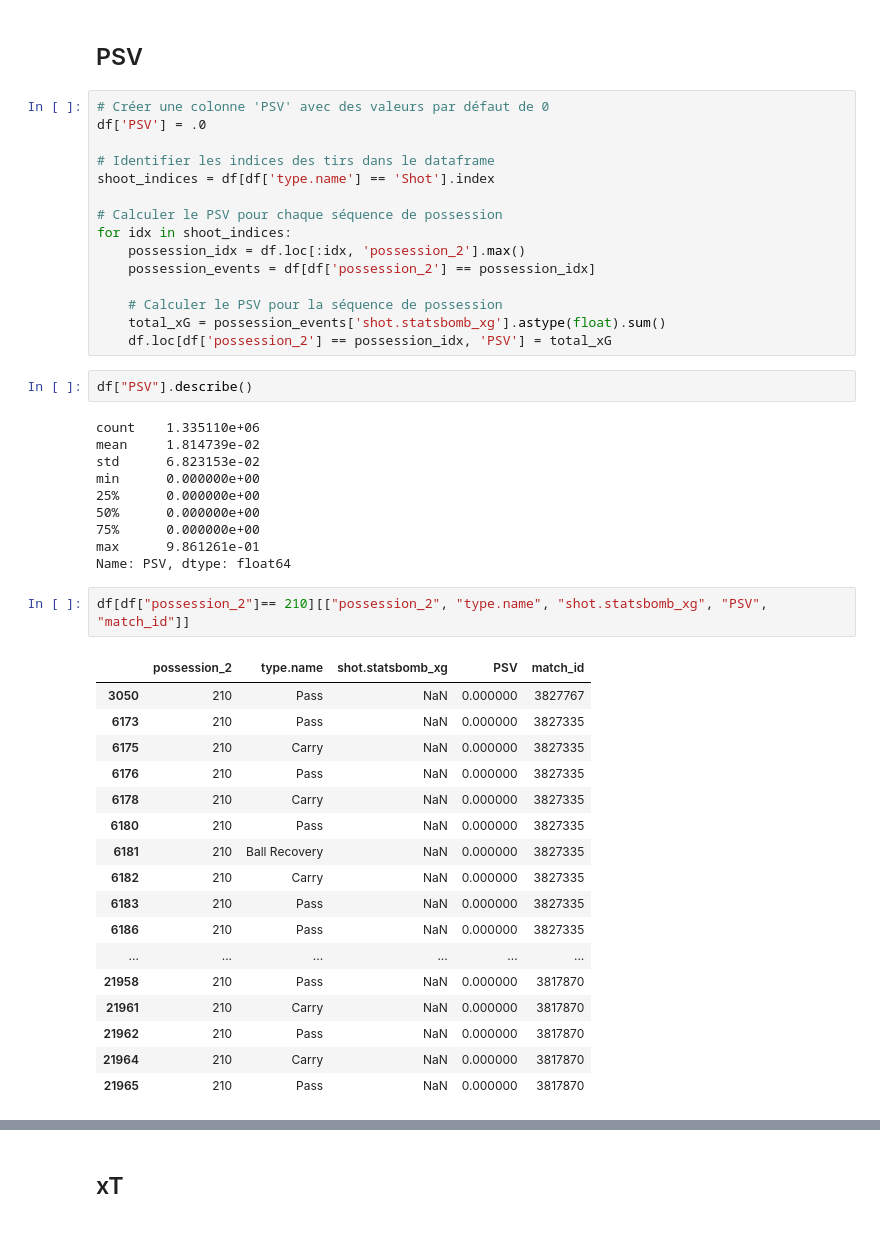
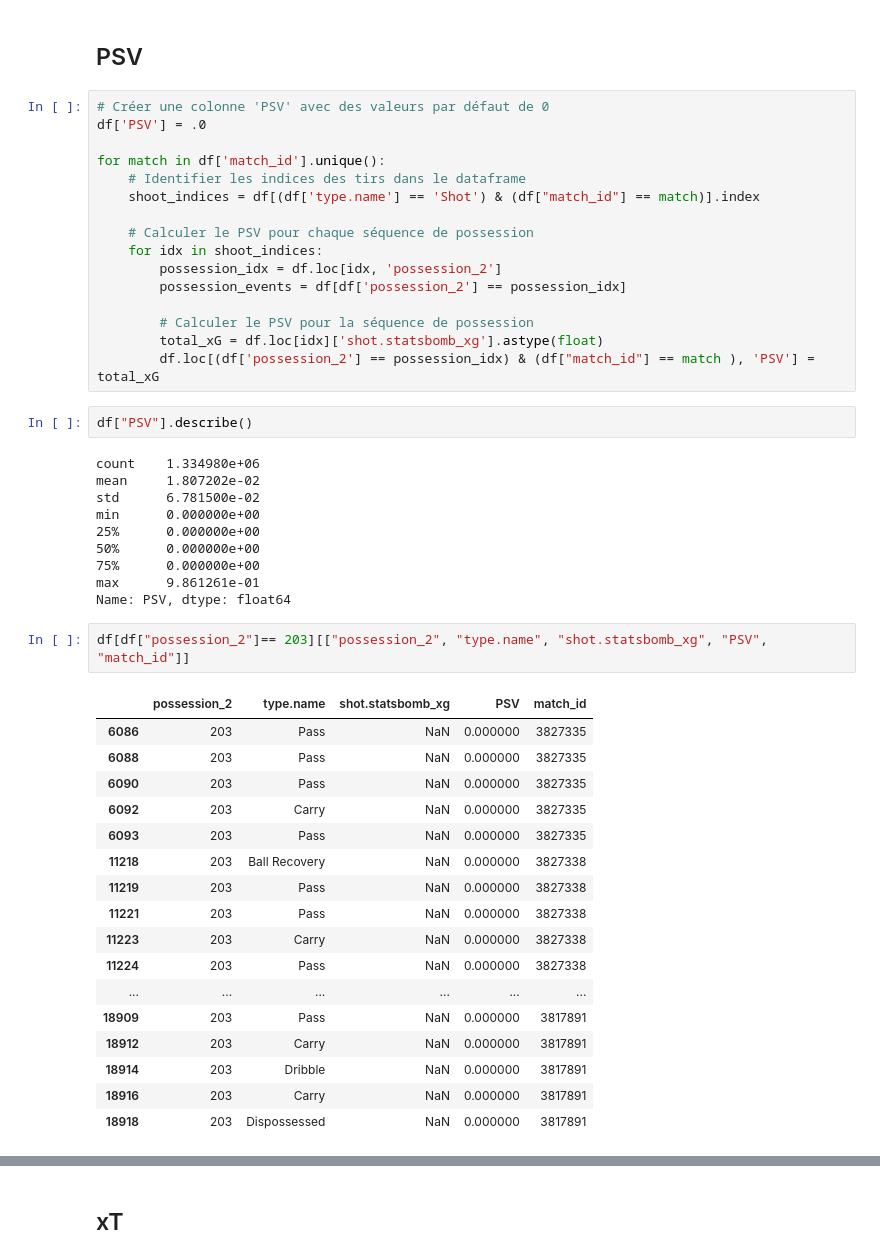
Before and after one commit to tomasnp/Datacamp, a Jupyter notebook: OBV_Man.ipynb, the cells around one changed output, grey strips where cells are left out. Drawn from its saved outputs; the diff is of its cells as text.

```diff
--- a/OBV_Man.ipynb
+++ b/OBV_Man.ipynb
@@ -57,23 +40,24 @@ for i in df["possession_2"].unique():
 # Créer une colonne 'PSV' avec des valeurs par défaut de 0
 df['PSV'] = .0
 
-# Identifier les indices des tirs dans le dataframe
-shoot_indices = df[df['type.name'] == 'Shot'].index
+for match in df['match_id'].unique():
+    # Identifier les indices des tirs dans le dataframe
+    shoot_indices = df[(df['type.name'] == 'Shot') & (df["match_id"] == match)].index
 
-# Calculer le PSV pour chaque séquence de possession
-for idx in shoot_indices:
-    possession_idx = df.loc[:idx, 'possession_2'].max()
-    possession_events = df[df['possession_2'] == possession_idx]
+    # Calculer le PSV pour chaque séquence de possession
+    for idx in shoot_indices:
+        possession_idx = df.loc[idx, 'possession_2']
+        possession_events = df[df['possession_2'] == possession_idx]
 
-    # Calculer le PSV pour la séquence de possession
-    total_xG = possession_events['shot.statsbomb_xg'].astype(float).sum()
-    df.loc[df['possession_2'] == possession_idx, 'PSV'] = total_xG
+        # Calculer le PSV pour la séquence de possession
+        total_xG = df.loc[idx]['shot.statsbomb_xg'].astype(float)
+        df.loc[(df['possession_2'] == possession_idx) & (df["match_id"] == match ), 'PSV'] = total_xG
 # %%
 df["PSV"].describe()
 # %% [output]
-count    1.335110e+06
-mean     1.814739e-02
-std      6.823153e-02
+count    1.334980e+06
+mean     1.807202e-02
+std      6.781500e-02
 min      0.000000e+00
 25%      0.000000e+00
 50%      0.000000e+00
@@ -81,25 +65,25 @@ min      0.000000e+00
 max      9.861261e-01
 Name: PSV, dtype: float64
 # %%
-df[df["possession_2"]== 210][["possession_2", "type.name", "shot.statsbomb_xg", "PSV", "match_id"]]
+df[df["possession_2"]== 203][["possession_2", "type.name", "shot.statsbomb_xg", "PSV", "match_id"]]
 # %% [output]
 |  | possession_2 | type.name | shot.statsbomb_xg | PSV | match_id |
-| 3050 | 210 | Pass | NaN | 0.000000 | 3827767 |
-| 6173 | 210 | Pass | NaN | 0.000000 | 3827335 |
-| 6175 | 210 | Carry | NaN | 0.000000 | 3827335 |
-| 6176 | 210 | Pass | NaN | 0.000000 | 3827335 |
-| 6178 | 210 | Carry | NaN | 0.000000 | 3827335 |
-| 6180 | 210 | Pass | NaN | 0.000000 | 3827335 |
-| 6181 | 210 | Ball Recovery | NaN | 0.000000 | 3827335 |
-| 6182 | 210 | Carry | NaN | 0.000000 | 3827335 |
-| 6183 | 210 | Pass | NaN | 0.000000 | 3827335 |
-| 6186 | 210 | Pass | NaN | 0.000000 | 3827335 |
+| 6086 | 203 | Pass | NaN | 0.000000 | 3827335 |
+| 6088 | 203 | Pass | NaN | 0.000000 | 3827335 |
+| 6090 | 203 | Pass | NaN | 0.000000 | 3827335 |
+| 6092 | 203 | Carry | NaN | 0.000000 | 3827335 |
+| 6093 | 203 | Pass | NaN | 0.000000 | 3827335 |
+| 11218 | 203 | Ball Recovery | NaN | 0.000000 | 3827338 |
+| 11219 | 203 | Pass | NaN | 0.000000 | 3827338 |
+| 11221 | 203 | Pass | NaN | 0.000000 | 3827338 |
+| 11223 | 203 | Carry | NaN | 0.000000 | 3827338 |
+| 11224 | 203 | Pass | NaN | 0.000000 | 3827338 |
 | ... | ... | ... | ... | ... | ... |
-| 21958 | 210 | Pass | NaN | 0.000000 | 3817870 |
-| 21961 | 210 | Carry | NaN | 0.000000 | 3817870 |
-| 21962 | 210 | Pass | NaN | 0.000000 | 3817870 |
-| 21964 | 210 | Carry | NaN | 0.000000 | 3817870 |
-| 21965 | 210 | Pass | NaN | 0.000000 | 3817870 |
+| 18909 | 203 | Pass | NaN | 0.000000 | 3817891 |
+| 18912 | 203 | Carry | NaN | 0.000000 | 3817891 |
+| 18914 | 203 | Dribble | NaN | 0.000000 | 3817891 |
+| 18916 | 203 | Carry | NaN | 0.000000 | 3817891 |
+| 18918 | 203 | Dispossessed | NaN | 0.000000 | 3817891 |
 # %%
 df[["minute","possession", "possession_2", "player.name", "type.name", "PSV", "shot.statsbomb_xg"]].iloc[4050:4070]
 # %% [output]
```
Also changed, not shown: parts of 25 cells of this notebook, 3 other files.
